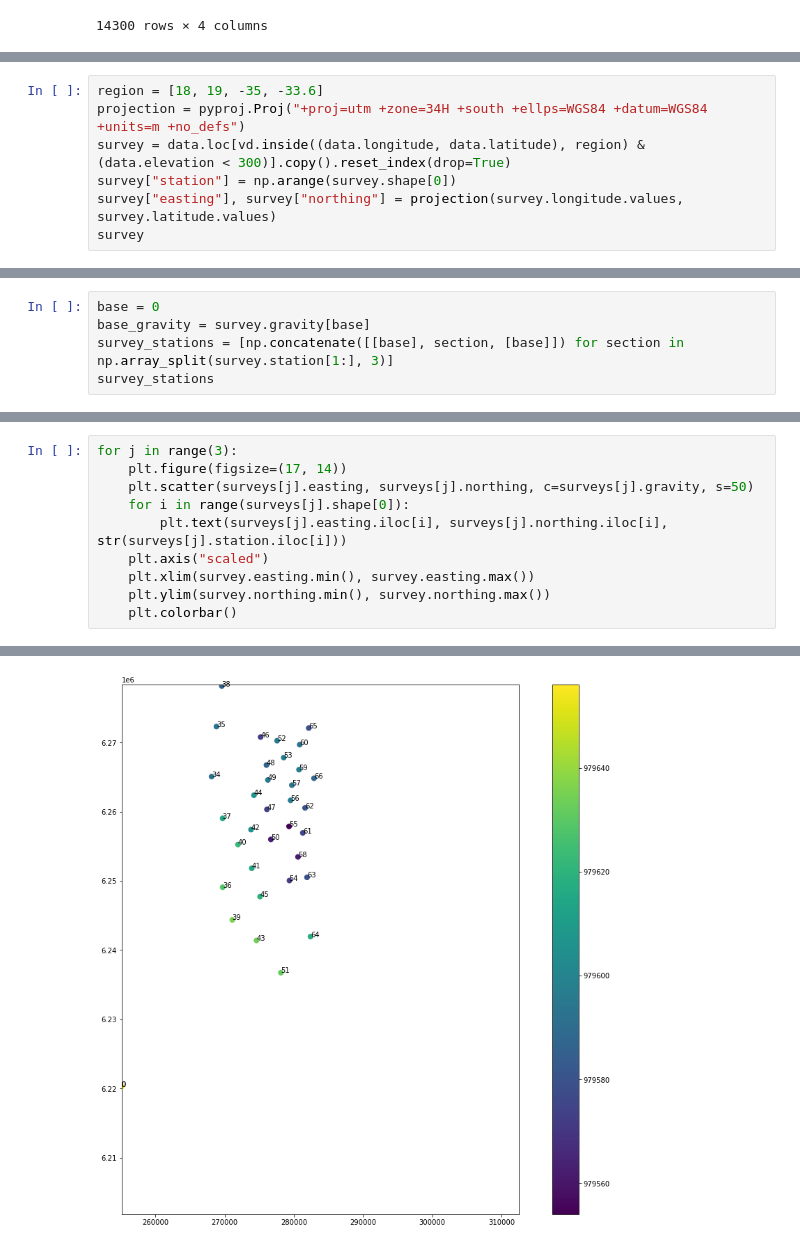
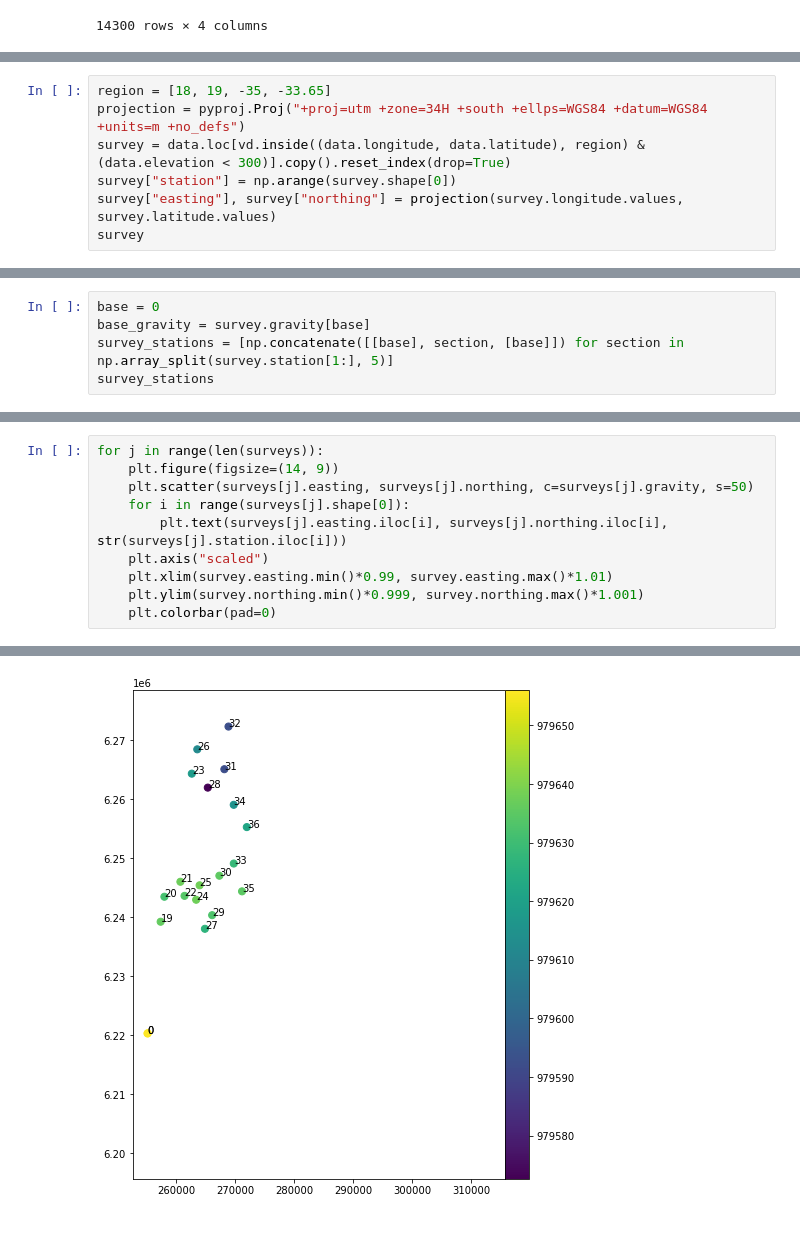
Before and after one commit to leouieda/gravity-processing, a Jupyter notebook: code/prepare-synthetic-data.ipynb, the cells around one changed output, grey strips where cells are left out. Saved outputs shown, nothing was run; the diff lists cells and outputs as text.

```diff
--- a/code/prepare-synthetic-data.ipynb
+++ b/code/prepare-synthetic-data.ipynb
@@ -40,5 +48,5 @@ plt.colorbar()
 # %%
-region = [18, 19, -35, -33.6]
+region = [18, 19, -35, -33.65]
 projection = pyproj.Proj("+proj=utm +zone=34H +south +ellps=WGS84 +datum=WGS84 +units=m +no_defs")
 survey = data.loc[vd.inside((data.longitude, data.latitude), region) & (data.elevation < 300)].copy().reset_index(drop=True)
 survey["station"] = np.arange(survey.shape[0])
@@ -72,7 +84,7 @@ plt.colorbar(tmp)
 # %%
 base = 0
 base_gravity = survey.gravity[base]
-survey_stations = [np.concatenate([[base], section, [base]]) for section in np.array_split(survey.station[1:], 3)]
+survey_stations = [np.concatenate([[base], section, [base]]) for section in np.array_split(survey.station[1:], 5)]
 survey_stations
 # %% [output]
 [array([ 0,  1,  2,  3,  4,  5,  6,  7,  8,  9, 10, 11, 12, 13, 14, 15, 16,
@@ -107,11 +121,11 @@ surveys
 # %%
-for j in range(3):
-    plt.figure(figsize=(17, 14))
+for j in range(len(surveys)):
+    plt.figure(figsize=(14, 9))
     plt.scatter(surveys[j].easting, surveys[j].northing, c=surveys[j].gravity, s=50)
     for i in range(surveys[j].shape[0]):
         plt.text(surveys[j].easting.iloc[i], surveys[j].northing.iloc[i], str(surveys[j].station.iloc[i]))
     plt.axis("scaled")
-    plt.xlim(survey.easting.min(), survey.easting.max())
-    plt.ylim(survey.northing.min(), survey.northing.max())
-    plt.colorbar()
+    plt.xlim(survey.easting.min()*0.99, survey.easting.max()*1.01)
+    plt.ylim(survey.northing.min()*0.999, survey.northing.max()*1.001)
+    plt.colorbar(pad=0)
 # %% [output]
@@ -119 +133 @@ for j in range(3):
-[figure, old version]
+[figure, new version]
```
Also changed, not shown: parts of 13 cells of this notebook.
